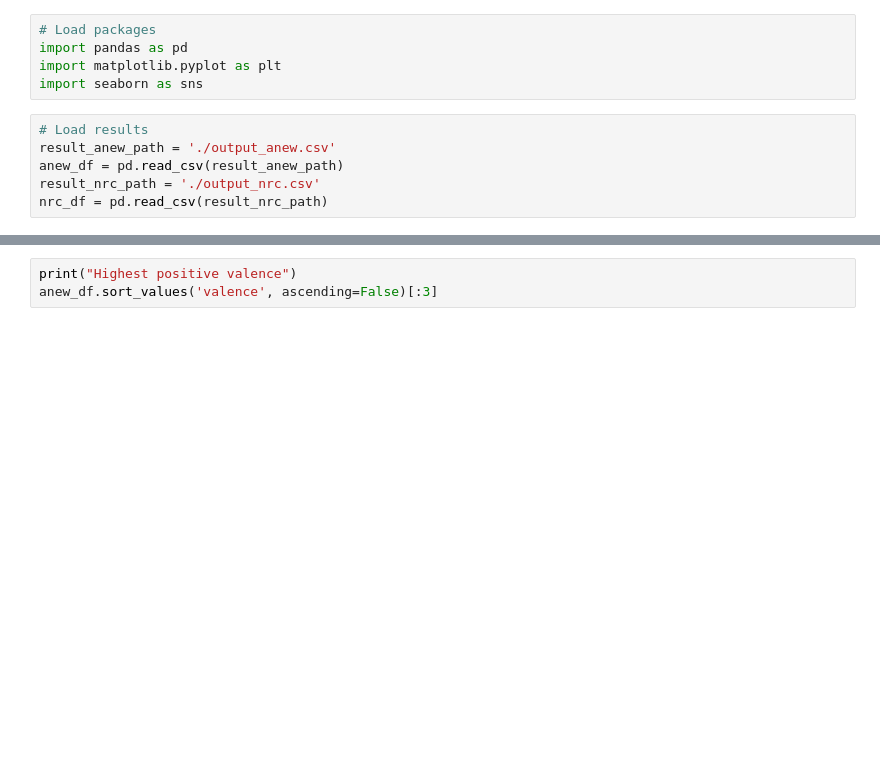
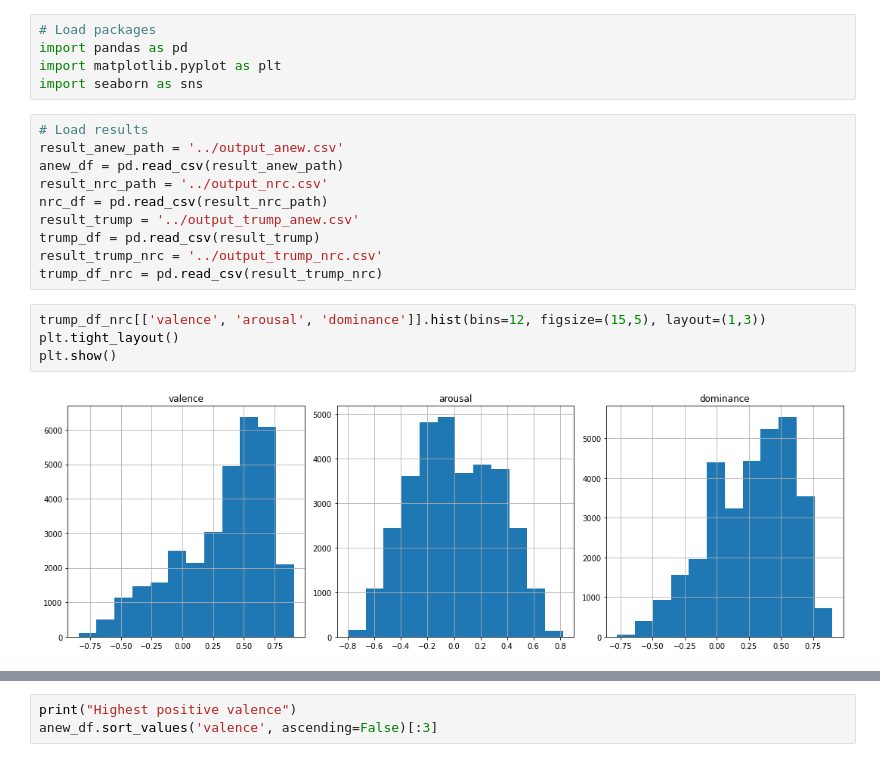
Before and after one commit to codingFerryman/circumplex_emotionmeter, a Jupyter notebook: src/emotionmeter_VAD_viz.ipynb, the cells around one changed output, grey strips where cells are left out. Drawn from its saved outputs; the diff is of its cells as text; blank space fills up the shorter version.

```diff
--- a/src/emotionmeter_VAD_viz.ipynb
+++ b/src/emotionmeter_VAD_viz.ipynb
@@ -5,7 +5,17 @@ import matplotlib.pyplot as plt
 import seaborn as sns
 # %%
 # Load results
-result_anew_path = './output_anew.csv'
+result_anew_path = '../output_anew.csv'
 anew_df = pd.read_csv(result_anew_path)
-result_nrc_path = './output_nrc.csv'
+result_nrc_path = '../output_nrc.csv'
 nrc_df = pd.read_csv(result_nrc_path)
+result_trump = '../output_trump_anew.csv'
+trump_df = pd.read_csv(result_trump)
+result_trump_nrc = '../output_trump_nrc.csv'
+trump_df_nrc = pd.read_csv(result_trump_nrc)
+# %%
+trump_df_nrc[['valence', 'arousal', 'dominance']].hist(bins=12, figsize=(15,5), layout=(1,3))
+plt.tight_layout()
+plt.show()
+# %% [output]
+[figure, added]
```
Also changed, not shown: parts of 12 cells of this notebook, 8 other files.
